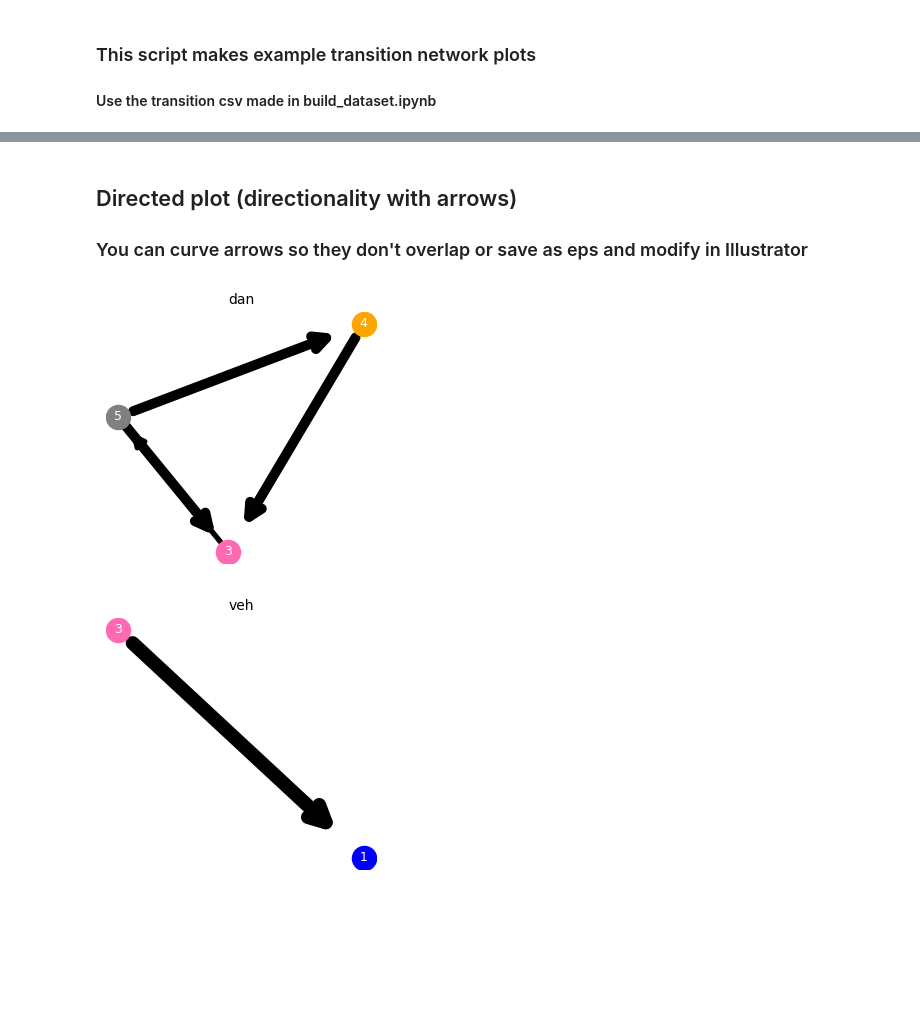
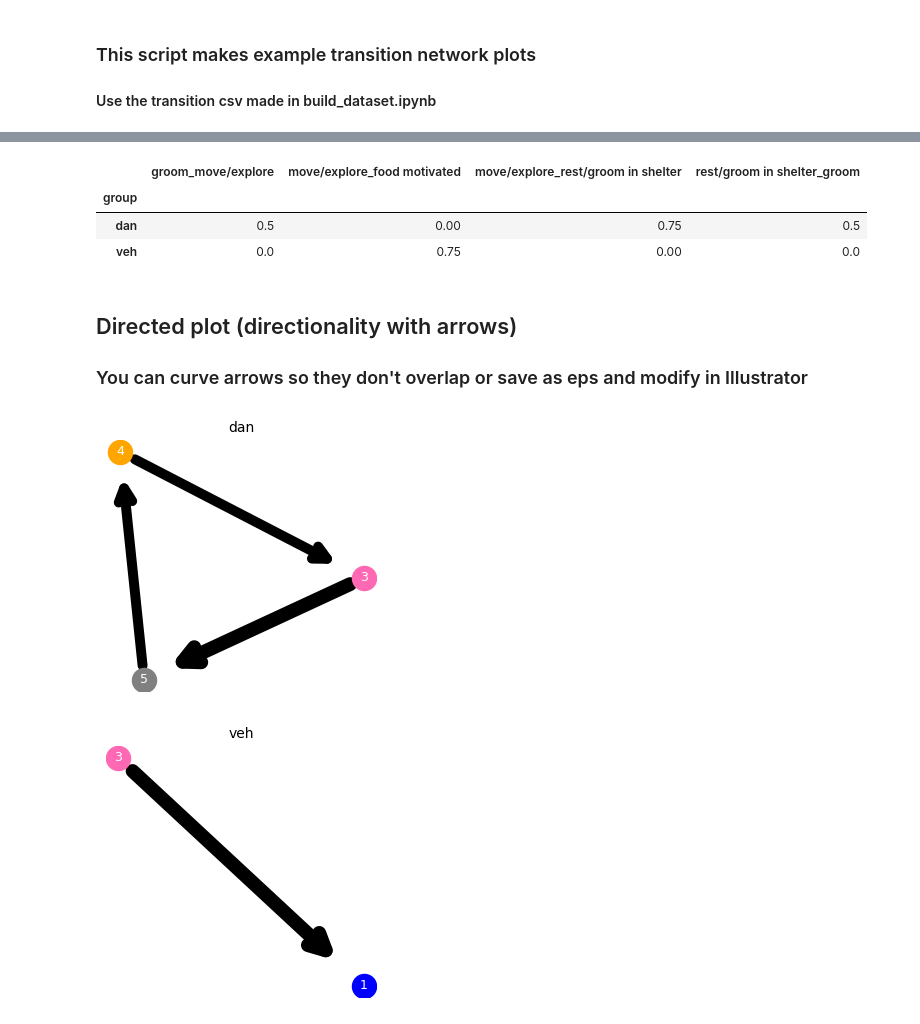
Before and after one commit to UVACircMetNeuLab/glp1r-reward-circuit, a Jupyter notebook: visualization.ipynb, the cells around one changed output, grey strips where cells are left out. Drawn from its saved outputs; the diff is of its cells as text; code cells hidden in the pictures; blank space fills up the shorter version.

```diff
--- a/visualization.ipynb
+++ b/visualization.ipynb
@@ -26,8 +26,3 @@ Current Working Directory: C:\Users\irs3th\keypoint-moseq\home_cage\results
 # %%
 # Read csv from build_dataset
-transition_df = pd.read_csv('normalized_transitions_v4.csv') # toy
+transition_df = pd.read_csv('normalized_transitions_final.csv') # toy
-# %%
-# Filter for groups we want to plot
-groups_to_keep = ['dan_sd', 'lira_sd', 'orfo', 'LiCl', 'fed', 'veh_sd']
-
-transition_df = transition_df[transition_df['group'].isin(groups_to_keep)]
@@ -60,13 +75,17 @@ transition_df = transition_df[["id", "group"] + list(pairs.keys())]
 avg_transition_matrix = transition_df.groupby('group').mean(numeric_only=True)
 filtered = avg_transition_matrix.drop('id', axis=1) # averaged by accident above
 
-#filtered.head()
+filtered.head()
+# %% [output]
+|  | groom_move/explore | move/explore_food motivated | move/explore_rest/groom in shelter | rest/groom in shelter_groom |
+| group |  |  |  |  |
+| dan | 0.5 | 0.00 | 0.75 | 0.5 |
+| veh | 0.0 | 0.75 | 0.00 | 0.0 |
 # %% [markdown]
 ## Directed plot (directionality with arrows)
 ### You can curve arrows so they don't overlap or save as eps and modify in Illustrator
 # %%
 # Outline
-filtered = avg_transition_matrix
 min_edge_weight = 0.01 # Change as you want
 max_arrow_width = 10 # Change as you want
 plot_size = (3, 3) # Change as you want
@@ -132,33 +151,33 @@ for index, row in filtered.iterrows():
         dx, dy = x2 - x1, y2 - y1
 
         # Offset endpoints a bit
         x1_adj = x1 + dx * 0.05
         y1_adj = y1 + dy * 0.05
         x2_adj = x2 - dx * 0.1
         y2_adj = y2 - dy * 0.1
 
         edge_width = min(0.5 + d['weight'] * max_arrow_width, max_arrow_width) # Scale
 
         arrow = FancyArrowPatch(
             (x1_adj, y1_adj), (x2_adj, y2_adj),
             arrowstyle='->',
             mutation_scale=10 + edge_width * 2,
             color='black',
             linewidth=edge_width,
             zorder=1
         )
         ax.add_patch(arrow)
 
     ax.set_title(f"{group}", fontsize=10)
     ax.axis('off')
     plt.tight_layout()
     plt.show()
 
     # Save
     filename = os.path.join(output_dir, f"{group.replace('/', '_')}.png")
     #plt.savefig(filename, format='eps', dpi=600)
     plt.close()
 # %% [output]
-[figure, old version]
+[figure, new version]
 [figure]
 # %% [markdown]
```
Also changed, not shown: parts of 5 cells of this notebook.
